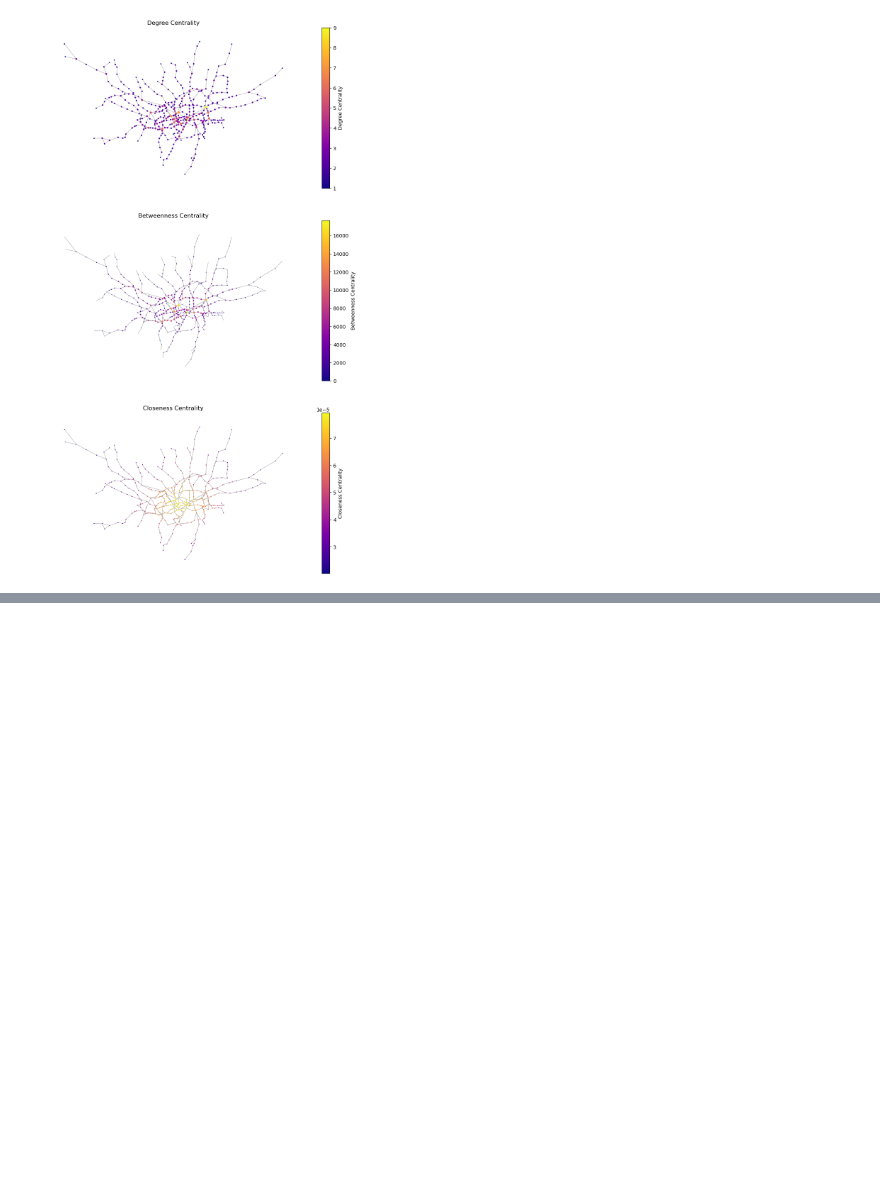
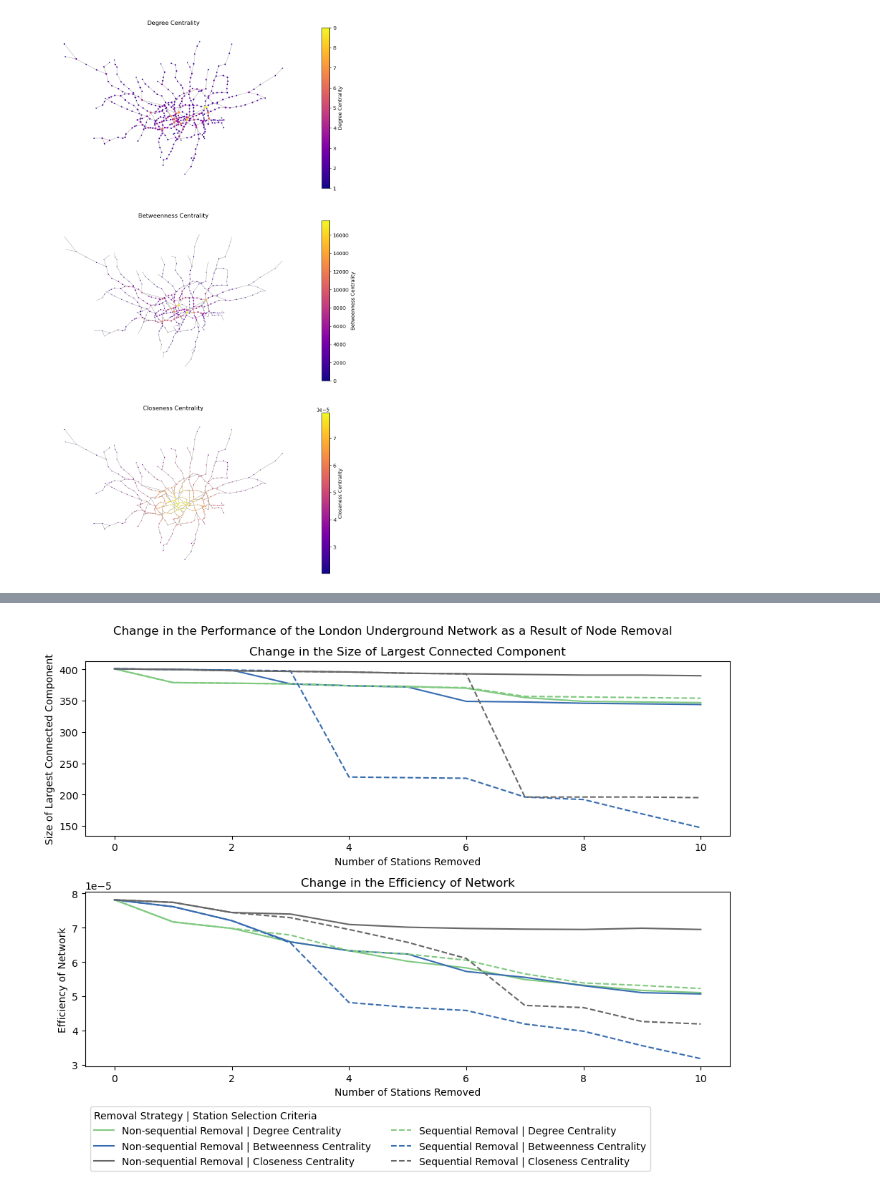
Before and after one commit to sokimura39/Urban_Simulation_Report, a Jupyter notebook: 01_network_analysis.ipynb, the cells around one changed output, grey strips where cells are left out. Saved outputs shown, nothing was run; the diff lists cells and outputs as text; code cells hidden in the pictures; blank space fills up the shorter version.

```diff
--- a/01_network_analysis.ipynb
+++ b/01_network_analysis.ipynb
@@ -497,0 +686,92 @@ plt.show()
+# %%
+# calculate the measures
+nonseq_measures = pd.DataFrame(nonseq_removal)
+seq_measures = pd.DataFrame(seq_removal)
+
+for df in [nonseq_measures, seq_measures]:
+    for c in df.columns.to_list():
+        df[f'{c}_ncc'] = df.apply(lambda x: nx.number_connected_components(x[c]), axis = 1)
+        df[f'{c}_lcc'] = df.apply(lambda x: [len(c) for c in sorted(nx.connected_components(x[c]), key = len, reverse = True)][0], axis = 1)
+        df[f'{c}_ave_length'] = df.apply(
+            lambda x: (nx.average_shortest_path_length(x[c]) if nx.number_connected_components(x[c]) == 1 else np.nan), axis = 1
+        )
+        df[f'{c}_efficiency'] = df.apply(
+            lambda x: global_efficiency_weighted(x[c], weight = 'length'),
+            axis = 1
+        )
+# %%
+# plot change in largest connecting component
+
+# initialise plot
+fig, axes = plt.subplots(2, 1, figsize = (10, 8))
+
+# set color map
+color_palette = 'Accent'
+
+
+# ----- Plot Largest Connected Component -----
+
+# plot sequential removal
+
+# plot nonsequential removal
+nonseq_measures.plot(
+    y = ['degree_lcc', 'betweenness_lcc', 'closeness_lcc'],
+    ax = axes[0],
+    cmap = color_palette,
+    legend = False
+)
+seq_measures.plot(
+    y = ['degree_lcc', 'betweenness_lcc', 'closeness_lcc'],
+    ax = axes[0],
+    style = '--',
+    cmap = color_palette,
+    legend = False
+)
+
+# set axis labels
+axes[0].set_xlabel('Number of Stations Removed')
+axes[0].set_ylabel('Size of Largest Connected Component')
+axes[0].set_title('Change in the Size of Largest Connected Component')
+
+# ----- Plot Efficiency -----
+
+# plot sequential removal
+# plot non-sequential removal
+nonseq_measures.plot(
+    y = ['degree_efficiency', 'betweenness_efficiency', 'closeness_efficiency'],
+    ax = axes[1],
+    cmap = color_palette,
+    label = ['Non-sequential Removal | Degree Centrality', 'Non-sequential Removal | Betweenness Centrality', 'Non-sequential Removal | Closeness Centrality']
+)
+
+seq_measures.plot(
+    y = ['degree_efficiency', 'betweenness_efficiency', 'closeness_efficiency'],
+    ax = axes[1],
+    style = '--',
+    cmap = color_palette,
+    label = ['Sequential Removal | Degree Centrality', 'Sequential Removal | Betweenness Centrality', 'Sequential Removal | Closeness Centrality']
+)
+
+# set axis labels
+axes[1].set_xlabel('Number of Stations Removed')
+axes[1].set_ylabel('Efficiency of Network')
+axes[1].set_title('Change in the Efficiency of Network')
+
+# set legend
+axes[1].legend(
+    title = 'Removal Strategy | Station Selection Criteria',
+    ncols = 2, alignment = 'left',
+    loc = 'upper left', bbox_to_anchor = (0, -0.2)
+)
+
+# set title
+plt.suptitle('Change in the Performance of the London Underground Network as a Result of Node Removal')
+
+# tight layout
+plt.tight_layout()
+
+# show plot
+# plt.show()
+plt.savefig('documents/img/node_removal_measures.png', bbox_inches = 'tight')
+# %% [output]
+[figure, added]
```
Also changed, not shown: parts of 19 cells of this notebook, 5 other files.
